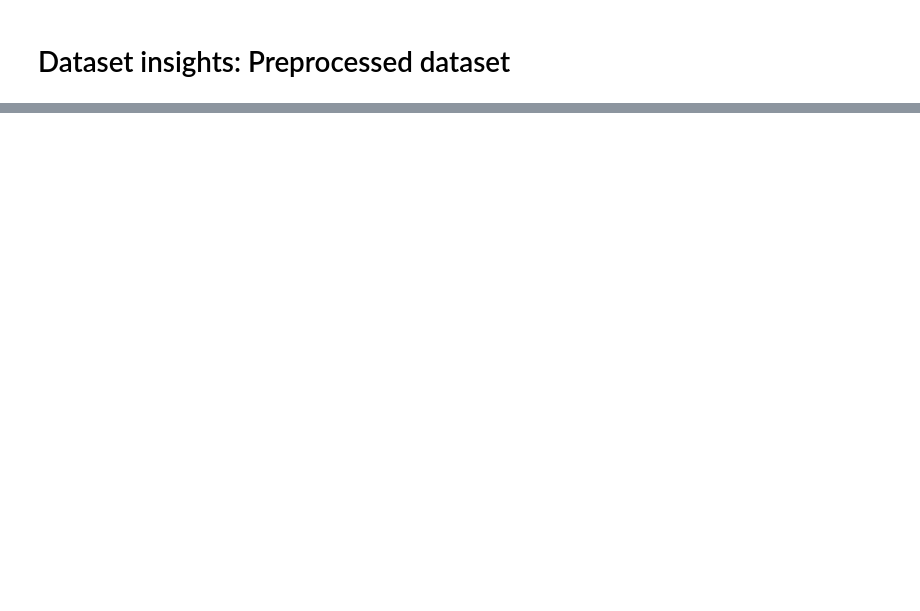
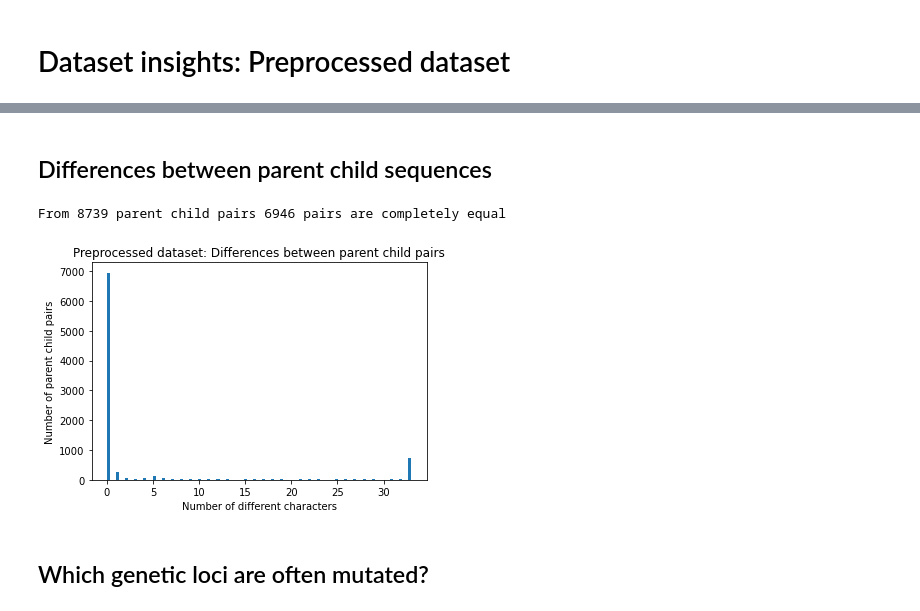
Before and after one commit to fidsusj/AML-covid-project, a Jupyter notebook: src/analysis/dataset_statistics.ipynb, the cells around one changed output, grey strips where cells are left out. Saved outputs shown, nothing was run; the diff lists cells and outputs as text; code cells hidden in the pictures; blank space fills up the shorter version.

Commit message:
add data insights for preprocessed dataset

```diff
--- a/src/analysis/dataset_statistics.ipynb
+++ b/src/analysis/dataset_statistics.ipynb
@@ -134,0 +244,8 @@ for m in re.finditer('ATG', reference_genome):
+# %%
+train_dataset_as_list = list(torch.utils.data.DataLoader(train_dataset, num_workers=0))
+# %%
+data = []
+for pair in train_dataset_as_list:
+    data.append([pair[0].tolist()[0], pair[1].tolist()[0]])
+# %%
+df_preprocessed = pd.DataFrame(data, columns=["parent", "child"])
@@ -134,0 +268,18 @@ for m in re.finditer('ATG', reference_genome):
+# %% [markdown]
+## Differences between parent child sequences
+# %%
+equal_columns(df_preprocessed)
+df_preprocessed["count_different_nucleotides"] = df_preprocessed.apply(lambda row: count_string_differences(row["parent"], row["child"]), axis=1)
+# %% [output]
+From 8739 parent child pairs 6946 pairs are completely equal
+# %%
+plt.hist(df_preprocessed["count_different_nucleotides"], bins=100)
+plt.xlabel('Number of different characters')
+plt.ylabel('Number of parent child pairs')
+plt.title('Preprocessed dataset: Differences between parent child pairs')
+plt.savefig('preprocessedDistributionDifferencesParentChild.png')
+plt.show()
+# %% [output]
+[figure, added]
+# %% [markdown]
+## Which genetic loci are often mutated?
```
Also changed, not shown: parts of 7 cells of this notebook, 18 other files.
